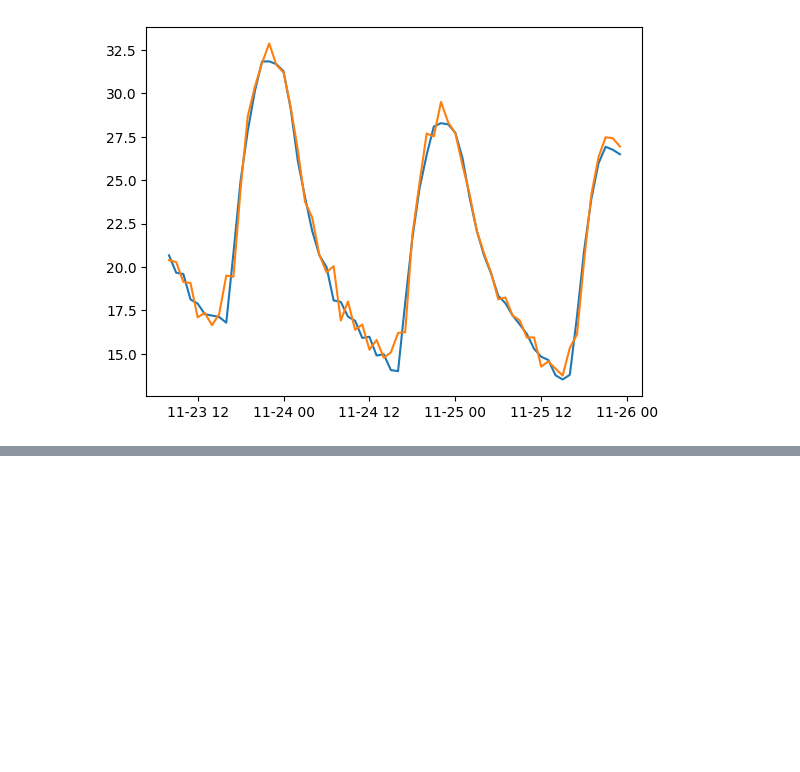
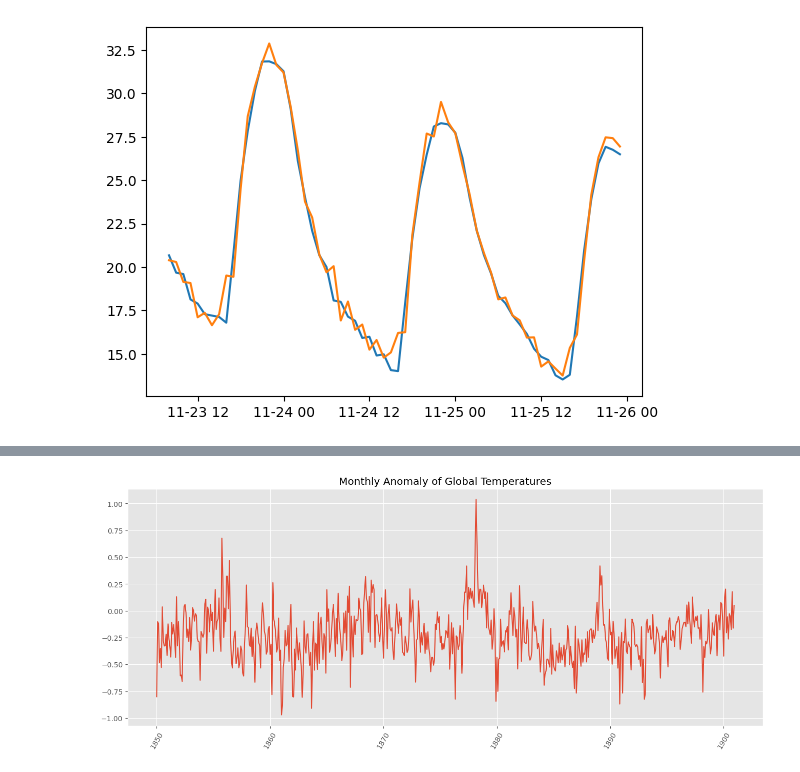
Before and after one commit to alvarosamp/ML_TO_GEOSCIENCE, a Jupyter notebook: Codigos/Time_Series_Forecast(Aula 7).ipynb, the cells around one changed output, grey strips where cells are left out. Drawn from its saved outputs; the diff is of its cells as text; code cells hidden in the pictures; blank space fills up the shorter version.

```diff
--- a/Codigos/Time_Series_Forecast(Aula 7).ipynb
+++ b/Codigos/Time_Series_Forecast(Aula 7).ipynb
@@ -539,0 +577,17 @@ See the caveats in the documentation: https://pandas.pydata.org/pandas-docs/stab
+# %%
+df.rename(columns={' Month': 'Month'}, inplace=True)
+# %%
+df['Date'] = pd.to_datetime(df.Year.astype(str) + '/' + df.Month.astype(str) + '/01')
+# %%
+df.set_index('Date', inplace = True)
+# %%
+df_1900 = df[:'1900'].copy()
+# %%
+plt.figure(figsize=(16,6))
+plt.style.use("ggplot")
+plt.plot(df_1900.index, df_1900['Monthly Anomaly'])
+plt.title('Monthly Anomaly of Global Temperatures')
+plt.xticks(rotation=60)
+plt.show()
+# %% [output]
+[figure, added]
```
Also changed, not shown: parts of 11 cells of this notebook.
